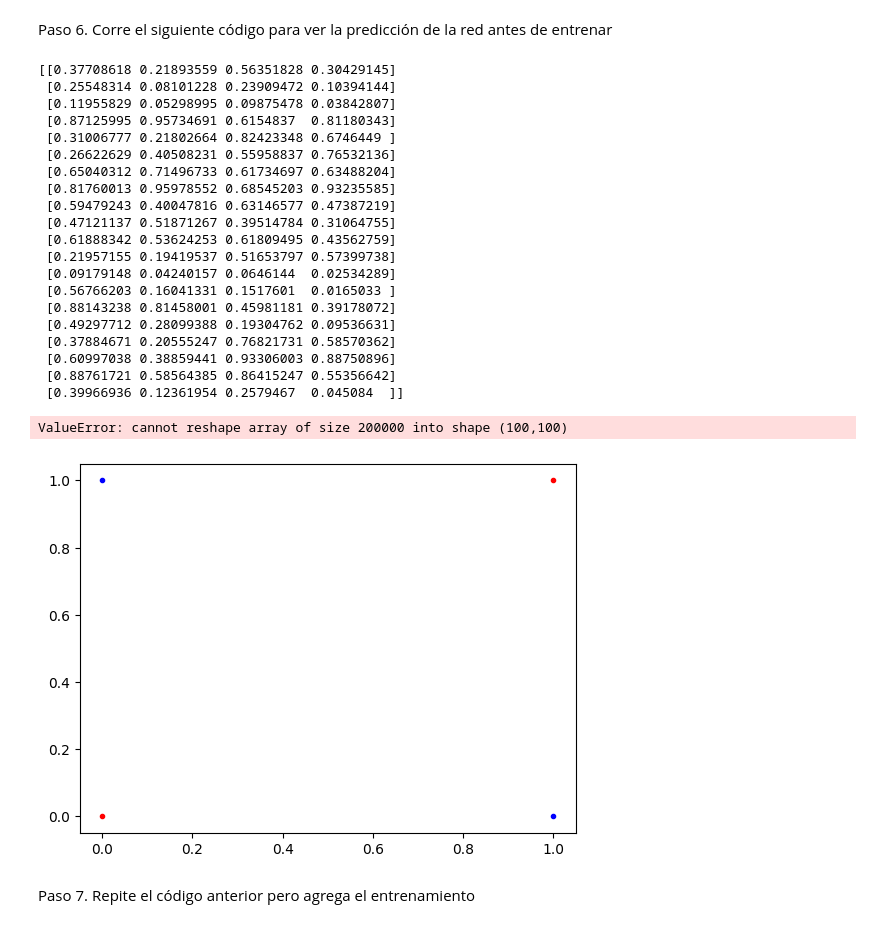
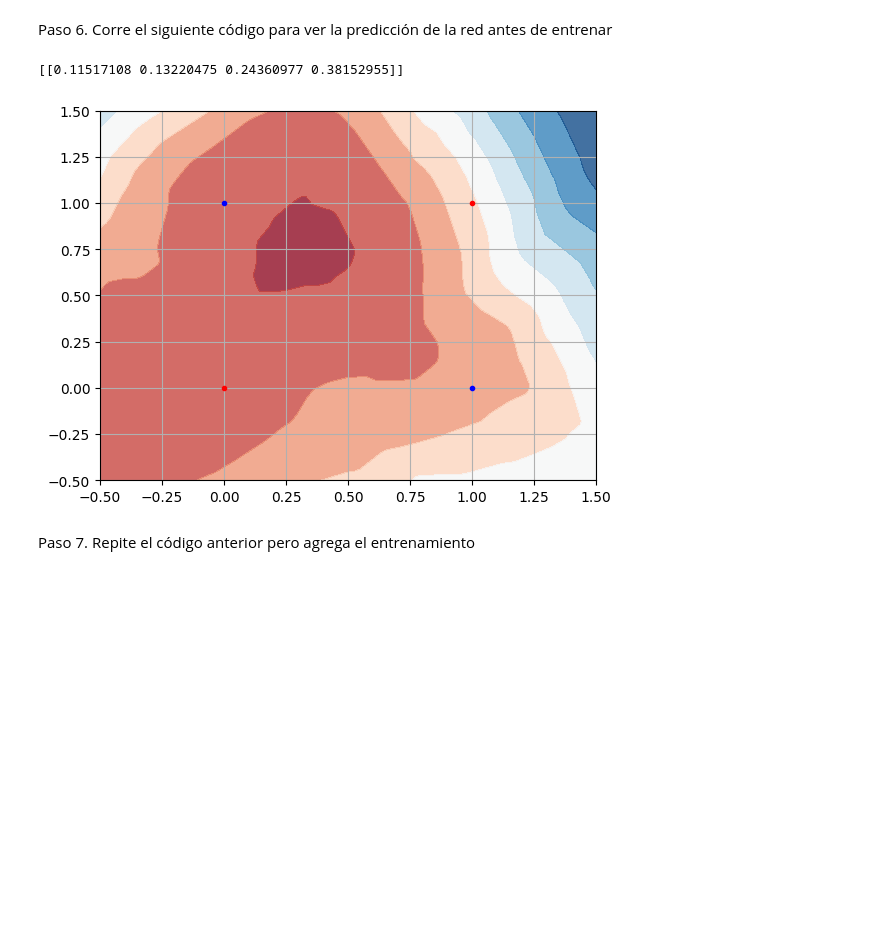
Before and after one commit to kevin-bcs/kevin_carbajal, a Jupyter notebook: L04_Red_Neuronal_Densa.ipynb, the cells around one changed output. Saved outputs shown, nothing was run; the diff lists cells and outputs as text; code cells hidden in the pictures; blank space fills up the shorter version.

```diff
--- a/L04_Red_Neuronal_Densa.ipynb
+++ b/L04_Red_Neuronal_Densa.ipynb
@@ -63,8 +63,8 @@ class MLP:
 
     # Initialize weights
     for l in range(1, self.L + 1):
-      self.w[l] = -1 +2 * np.random.rand(layers_dims[1], layers_dims[l-1])
-      self.b [l]= -1 +2 * np.random.rand(layers_dims[1],1)
+      self.w[l] = -1 +2 * np.random.rand(layers_dims[l], layers_dims[l-1])
+      self.b[l]= -1 +2 * np.random.rand(layers_dims[l],1)
       if l == self.L:
         self.f[l] = output_activation
       else:
@@ -73,8 +73,8 @@ class MLP:
   def predict(self, X):
     A = X.copy()
     for l in range(1, self.L + 1):
-      Z = self.w[l] @ A + self.b [l]
-      A = self.f[l] (Z)
+      Z = self.w[l] @ A + self.b[l]
+      A = self.f[l](Z)
     return A
 
   def fit(self, X, Y, epochs=500):
@@ -91,18 +91,18 @@ class MLP:
       lg = [None] * (self.L + 1)
 
       # Propagation
-      A [0] = X.copy ()
+      A[0] = X.copy()
       for l in range (1, self.L + 1):
-        Z = self.w [l] @ A [l-1] + self.b[l]
-        A [l], dA[l] = self.f[l] (Z, derivative=True)
+        Z = self.w[l] @ A[l-1] + self.b[l]
+        A[l], dA[l] = self.f[l](Z, derivative=True)
 
 
       # Backpropagation
       for l in range(self.L, 0, -1):
         if l == self.L:
-          lg [l] = (Y - A[l]) * dA[l]
+          lg[l] = (Y - A[l]) * dA[l]
         else:
-          lg[l] = (self.w[l+1].T @ lg[l+1] * dA[1])
+          lg[l] = (self.w[l+1].T @ lg[l+1]) * dA[l]
 
       # Update parameters
       for l in range (1, self.L + 1):
@@ -140,32 +140,12 @@ Y = np.array([[0, 1, 1, 0]])
 # %% [markdown]
 Paso 6. Corre el siguiente código para ver la predicción de la red antes de entrenar
 # %%
-net = MLP((2,20,1), learning_rate=0.2)
+net = MLP((2,100,1), learning_rate=0.2)
 print(net.predict(X))
 MLP_binary_classification_2d(X,Y,net)
 # %% [output]
-[[0.37708618 0.21893559 0.56351828 0.30429145]
- [0.25548314 0.08101228 0.23909472 0.10394144]
- [0.11955829 0.05298995 0.09875478 0.03842807]
- [0.87125995 0.95734691 0.6154837  0.81180343]
- [0.31006777 0.21802664 0.82423348 0.6746449 ]
- [0.26622629 0.40508231 0.55958837 0.76532136]
- [0.65040312 0.71496733 0.61734697 0.63488204]
- [0.81760013 0.95978552 0.68545203 0.93235585]
- [0.59479243 0.40047816 0.63146577 0.47387219]
- [0.47121137 0.51871267 0.39514784 0.31064755]
- [0.61888342 0.53624253 0.61809495 0.43562759]
- [0.21957155 0.19419537 0.51653797 0.57399738]
- [0.09179148 0.04240157 0.0646144  0.02534289]
- [0.56766203 0.16041331 0.1517601  0.0165033 ]
- [0.88143238 0.81458001 0.45981181 0.39178072]
- [0.49297712 0.28099388 0.19304762 0.09536631]
- [0.37884671 0.20555247 0.76821731 0.58570362]
- [0.60997038 0.38859441 0.93306003 0.88750896]
- [0.88761721 0.58564385 0.86415247 0.55356642]
- [0.39966936 0.12361954 0.2579467  0.045084  ]]
+[[0.11517108 0.13220475 0.24360977 0.38152955]]
-ValueError: cannot reshape array of size 200000 into shape (100,100)
-[figure, old version]
+[figure, new version]
 # %% [markdown]
 Paso 7. Repite el código anterior pero agrega el entrenamiento
 # %%
```
Also changed, not shown: parts of 1 cell of this notebook.
